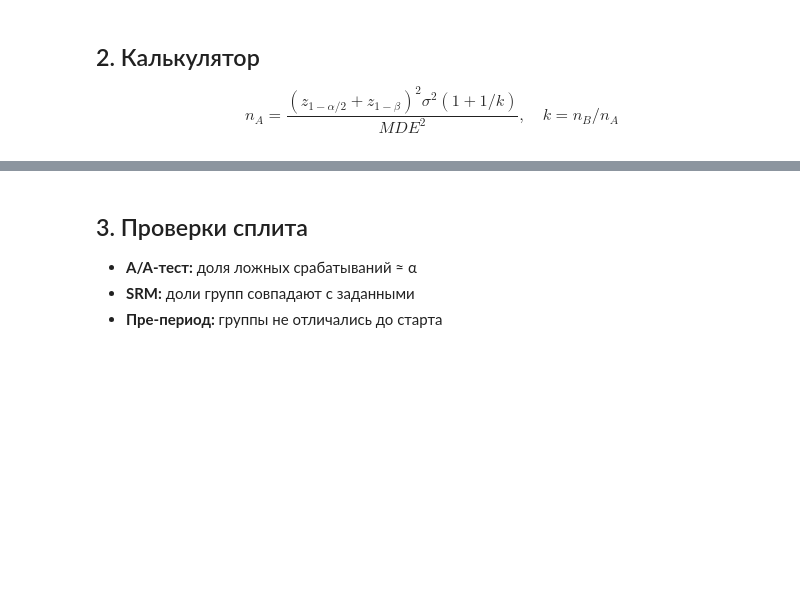
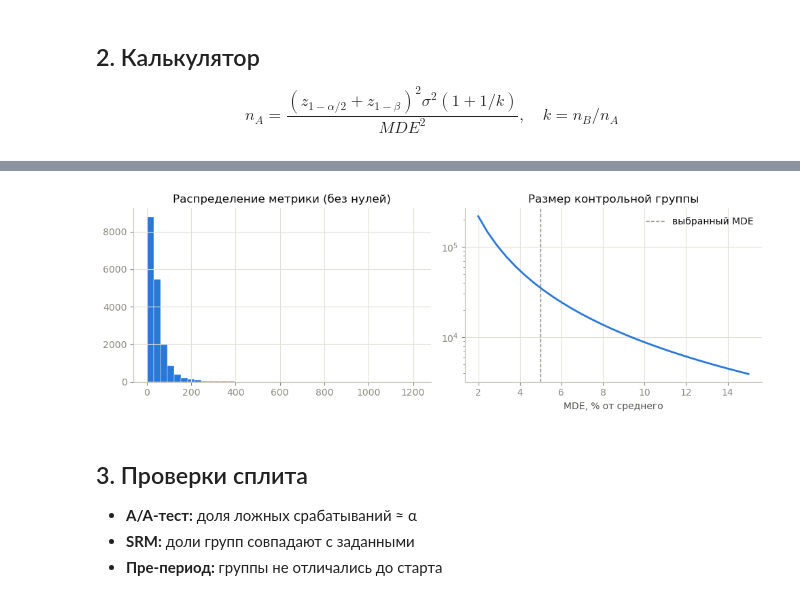
Before and after one commit to egor24356/ab-testing-template, a Jupyter notebook: Мой шаблон для дизайна аб тестов.ipynb, the cells around one changed output, grey strips where cells are left out. Saved outputs shown, nothing was run; the diff lists cells and outputs as text; code cells hidden in the pictures; blank space fills up the shorter version.

```diff
--- a/Мой шаблон для дизайна аб тестов.ipynb
+++ b/Мой шаблон для дизайна аб тестов.ipynb
@@ -11,9 +11,18 @@ import numpy as np
 import pandas as pd
 from scipy import stats
 from statsmodels.stats.multitest import multipletests
+import matplotlib.pyplot as plt
 from IPython.display import Markdown, display
 
 rng = np.random.default_rng(42)
+
+plt.rcParams.update({  # тихий стиль графиков: без рамки сверху/справа, бледная сетка
+    "axes.spines.top": False, "axes.spines.right": False,
+    "axes.edgecolor": "#c3c2b7", "axes.grid": True,
+    "grid.color": "#e1e0d9", "grid.linewidth": 0.8,
+    "text.color": "#0b0b0b", "axes.labelcolor": "#52514e",
+    "xtick.color": "#898781", "ytick.color": "#898781",
+})
 # %% [markdown]
 ## 0. Параметры
 # %%
@@ -69,3 +80,22 @@ print(f"n: {n_control:,} / {n_test:,}; дней: {days} (до целых нед
+# %%
+fig, ax = plt.subplots(1, 2, figsize=(10, 3.5))
+
+nonzero = hist.loc[hist["metric"] > 0, "metric"]
+ax[0].hist(nonzero, bins=40, color="#2a78d6", edgecolor="white", linewidth=0.3)
+ax[0].set_title("Распределение метрики (без нулей)")
+
+mde_grid = np.linspace(0.02, 0.15, 30)
+n_grid = [calc_n_control(BASELINE_STD, m * BASELINE_MEAN, ALPHA, POWER, SPLIT_RATIO) for m in mde_grid]
+ax[1].plot(mde_grid * 100, n_grid, color="#2a78d6", linewidth=2)
+ax[1].axvline(MDE_REL * 100, color="#898781", linestyle="--", linewidth=1, label="выбранный MDE")
+ax[1].set_yscale("log")
+ax[1].set_xlabel("MDE, % от среднего")
+ax[1].set_title("Размер контрольной группы")
+ax[1].legend(frameon=False)
+
+plt.tight_layout()
+# %% [output]
+[figure, added]
 # %% [markdown]
 ## 3. Проверки сплита
 
```
Also changed, not shown: parts of 9 cells of this notebook, 3 other files.
